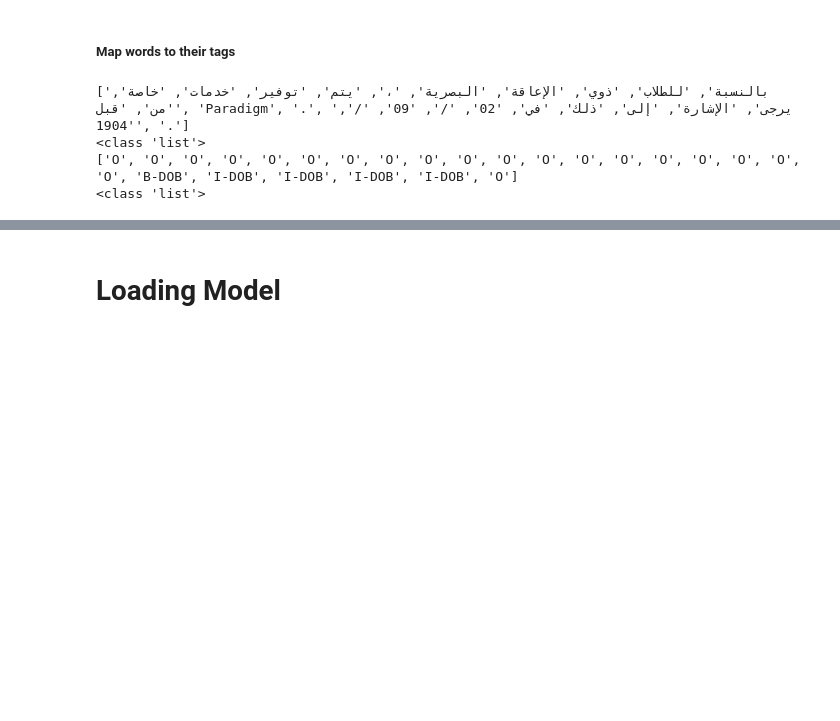
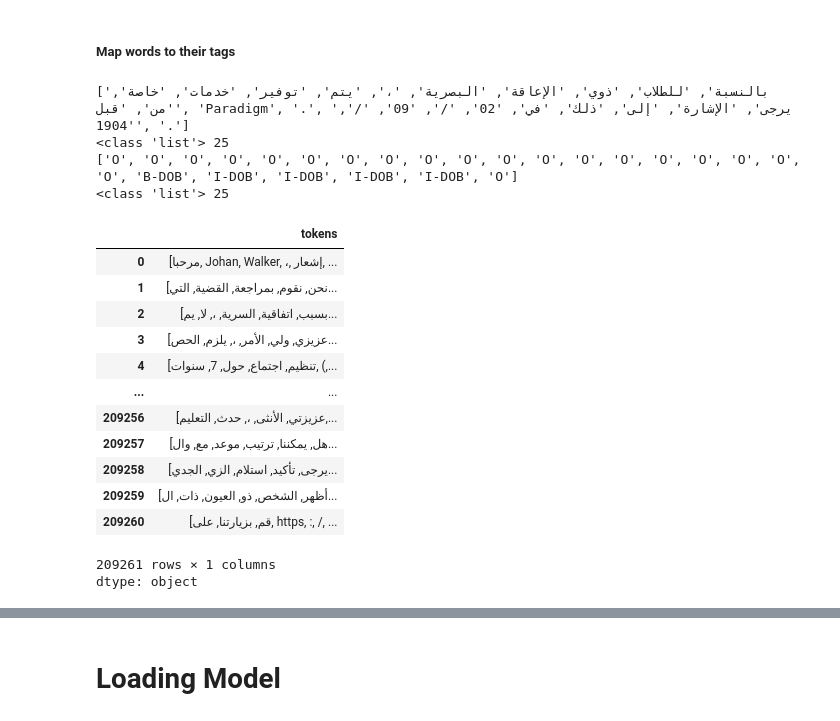
Before and after one commit to MuhammadHelmyOmar/ArabicPIIRedaction, a Jupyter notebook: fine-tuning_SLMs.ipynb, the cells around one changed output, grey strips where cells are left out. Saved outputs shown, nothing was run; the diff lists cells and outputs as text; code cells hidden in the pictures; blank space fills up the shorter version.

```diff
--- a/fine-tuning_SLMs.ipynb
+++ b/fine-tuning_SLMs.ipynb
@@ -100,11 +100,29 @@ print(len(train.tags[idx]))
 import ast
 # %%
 print(ast.literal_eval(train.tokens[idx]))
-print(type(ast.literal_eval(train.tokens[idx])))
+print(type(ast.literal_eval(train.tokens[idx])), len(ast.literal_eval(train.tokens[idx])))
 print(ast.literal_eval(train.tags[idx]))
-print(type(ast.literal_eval(train.tags[idx])))
+print(type(ast.literal_eval(train.tags[idx])), len(ast.literal_eval(train.tags[idx])))
 # %% [output]
 ['بالنسبة', 'للطلاب', 'ذوي', 'الإعاقة', 'البصرية', '،', 'يتم', 'توفير', 'خدمات', 'خاصة', 'من', 'قبل', 'Paradigm', '.', 'يرجى', 'الإشارة', 'إلى', 'ذلك', 'في', '02', '/', '09', '/', '1904', '.']
-<class 'list'>
+<class 'list'> 25
 ['O', 'O', 'O', 'O', 'O', 'O', 'O', 'O', 'O', 'O', 'O', 'O', 'O', 'O', 'O', 'O', 'O', 'O', 'O', 'B-DOB', 'I-DOB', 'I-DOB', 'I-DOB', 'I-DOB', 'O']
-<class 'list'>
+<class 'list'> 25
+# %%
+tokens = train["tokens"].apply(ast.literal_eval)
+tokens
+# %% [output]
+|  | tokens |
+| 0 | [مرحبا, Johan, Walker, ،, إشعار, ... |
+| 1 | [نحن, نقوم, بمراجعة, القضية, التي... |
+| 2 | [بسبب, اتفاقية, السرية, ،, لا, يم... |
+| 3 | [عزيزي, ولي, الأمر, ،, يلزم, الحص... |
+| 4 | [تنظيم, اجتماع, حول, 7, سنوات, (,... |
+| ... | ... |
+| 209256 | [عزيزتي, الأنثى, ،, حدث, التعليم,... |
+| 209257 | [هل, يمكننا, ترتيب, موعد, مع, وال... |
+| 209258 | [يرجى, تأكيد, استلام, الزي, الجدي... |
+| 209259 | [أظهر, الشخص, ذو, العيون, ذات, ال... |
+| 209260 | [قم, بزيارتنا, على, https, :, /, ... |
+209261 rows × 1 columns
+dtype: object
```
Also changed, not shown: parts of 1 cell of this notebook.
